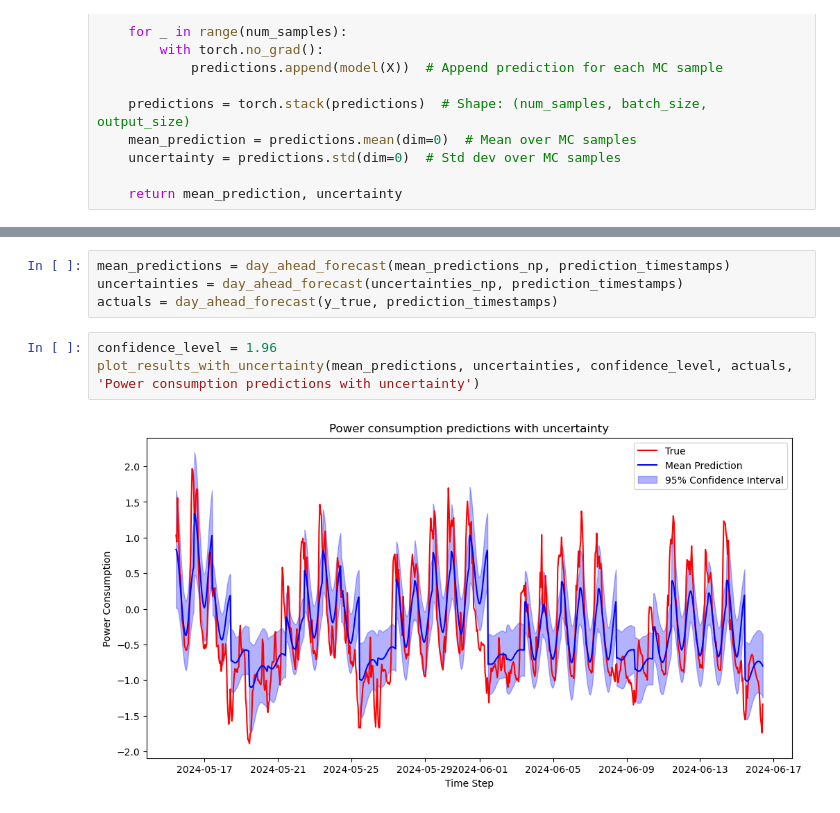
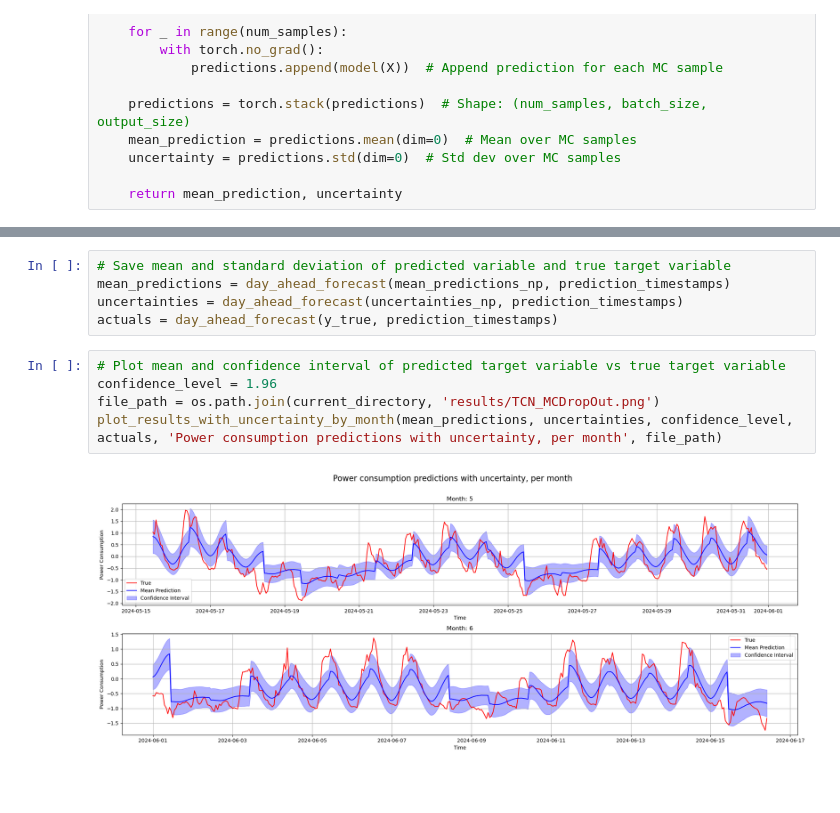
Before and after one commit to CS-433/ml-project-2-powerpredictors, a Jupyter notebook: TCN.ipynb, the cells around one changed output, grey strips where cells are left out. Cells and saved outputs as stored; diff of their text form; blank space fills up the shorter version.

```diff
--- a/TCN.ipynb
+++ b/TCN.ipynb
@@ -407,9 +465,12 @@ Test Loss (MC Dropout): 0.3057
 # %%
+# Save mean and standard deviation of predicted variable and true target variable
 mean_predictions = day_ahead_forecast(mean_predictions_np, prediction_timestamps)
 uncertainties = day_ahead_forecast(uncertainties_np, prediction_timestamps)
 actuals = day_ahead_forecast(y_true, prediction_timestamps)
 # %%
+# Plot mean and confidence interval of predicted target variable vs true target variable
 confidence_level = 1.96
-plot_results_with_uncertainty(mean_predictions, uncertainties, confidence_level, actuals, 'Power consumption predictions with uncertainty')
+file_path = os.path.join(current_directory, 'results/TCN_MCDropOut.png')
+plot_results_with_uncertainty_by_month(mean_predictions, uncertainties, confidence_level, actuals, 'Power consumption predictions with uncertainty, per month', file_path)
 # %% [output]
-[figure, old version]
+[figure, new version]
```
Also changed, not shown: parts of 40 cells of this notebook, 20 other files.
